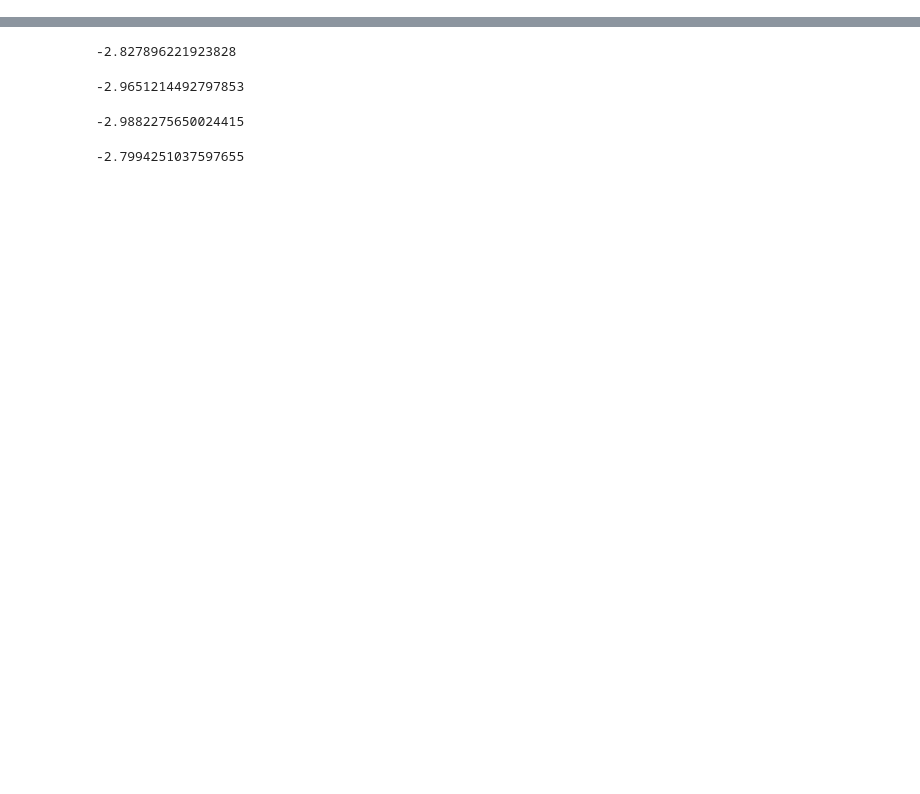
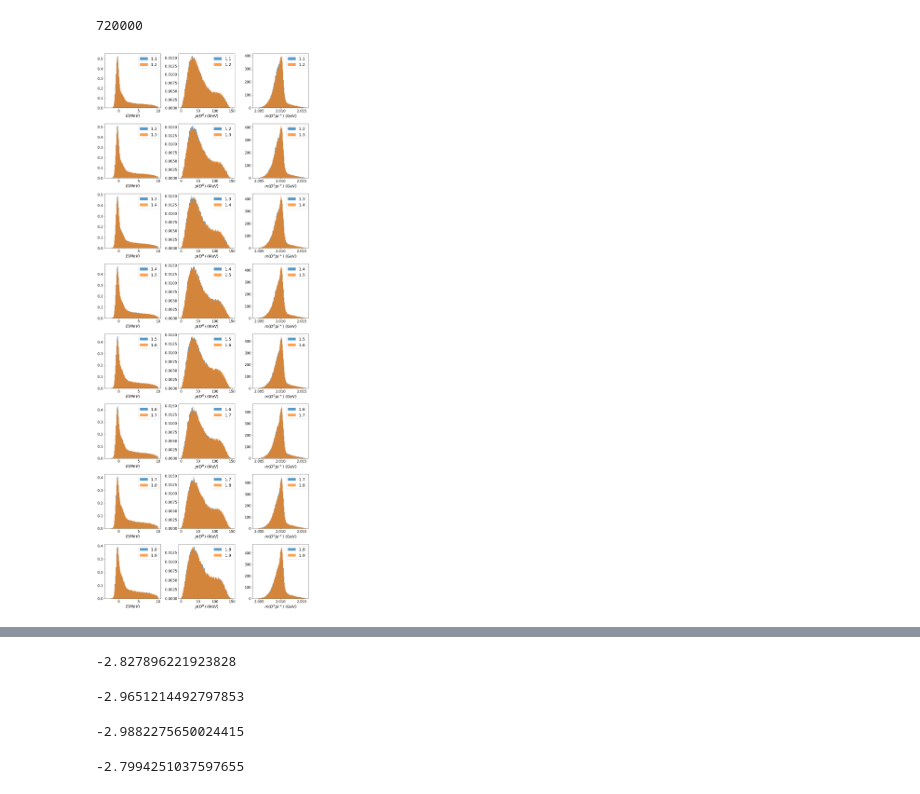
Before and after one commit to VitalyVorobyev/ddst, a Jupyter notebook: nntest.ipynb, the cells around one changed output, grey strips where cells are left out. Drawn from its saved outputs; the diff is of its cells as text; code cells hidden in the pictures; blank space fills up the shorter version.

```diff
--- a/nntest.ipynb
+++ b/nntest.ipynb
@@ -62 +63,14 @@ sample2.shape
+# %%
+samples = [get_sample(*p, 250)[:80000] for p in parset]
+sum(map(len, samples))
+# %% [output]
+720000
+# %%
+fig, ax = plt.subplots(nrows=8, ncols=3, figsize=(14, 4.5*8))
+for idx, axrow in enumerate(ax):
+    draw_1d_projections(axrow, samples[idx], bins=100, weights=None, alpha=0.75, density=True, label=f'{1.1+idx*0.1:.1f}')
+    draw_1d_projections(axrow, samples[idx+1], bins=100, weights=None, alpha=0.75, density=True, label=f'{1.2+idx*0.1:.1f}');
+fig.tight_layout()
+# %% [output]
+[figure, added]
 # %%
```
Also changed, not shown: parts of 29 cells of this notebook.
